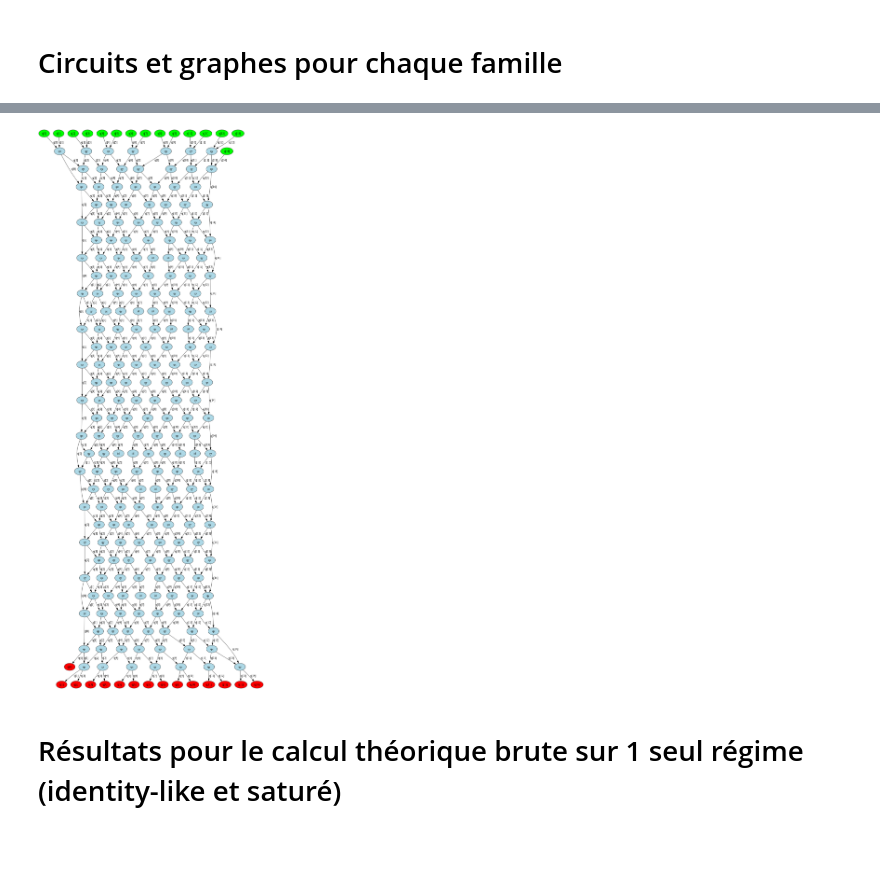
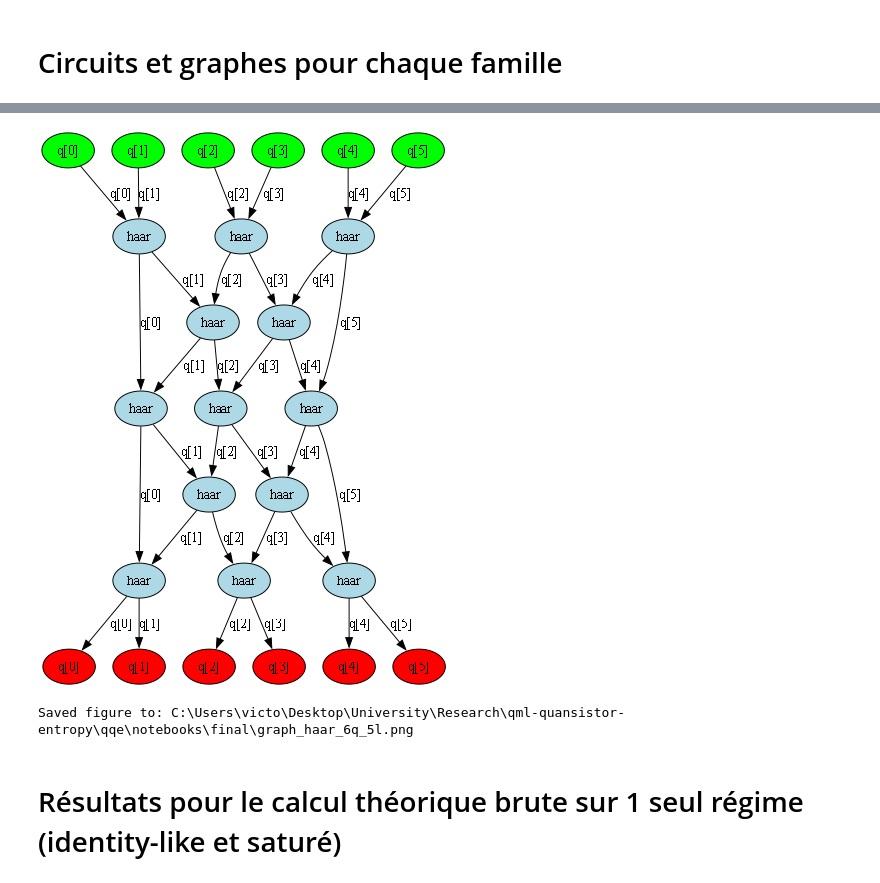
Before and after one commit to VicLambert/qml-quansistor-entropy, a Jupyter notebook: qqe/notebooks/final.ipynb, the cells around one changed output, grey strips where cells are left out. Saved outputs shown, nothing was run; the diff lists cells and outputs as text; code cells hidden in the pictures; blank space fills up the shorter version.

```diff
--- a/qqe/notebooks/final.ipynb
+++ b/qqe/notebooks/final.ipynb
@@ -31,9 +34,9 @@ True
 # %% [markdown]
 # Circuits et graphes pour chaque famille
 # %%
-family = "quansistor"
-n_qubits = 15
-n_layers = 30
+family = "haar"
+n_qubits = 6
+n_layers = 5
 backend = "pennylane"
 seed = 1
 
@@ -49,21 +52,43 @@ img, qc, graph_data, gate_count = simulate_circuit(
 # %%
 from IPython.display import display, Image as IPyImage
+from PIL import Image as PILImage
 from io import BytesIO
 
+outdir = Path("final")
+outdir.mkdir(parents=True, exist_ok=True)
+
+outfile = outdir / f"graph_{family}_{n_qubits}q_{n_layers}l.png"
+
 try:
-    # Normalize for notebook display
-    from PIL import Image as PILImage  # type: ignore
-    if isinstance(img, PILImage.Image) and img.mode == 'RGBA':
-        img = img.convert('RGB')
-    display(img)
-except Exception:
-    # Fallback to PNG bytes
+    # Case 1: PIL image
+    if isinstance(img, PILImage.Image):
+        img_to_save = img.convert("RGB") if img.mode == "RGBA" else img
+        img_to_save.save(outfile, format="PNG", dpi=(300, 300))
+        display(img_to_save)
+
+    # Case 2: Matplotlib figure
+    elif hasattr(img, "savefig"):
+        img.savefig(outfile, dpi=300, bbox_inches="tight")
+        display(img)
+
+    # Case 3: fallback, redraw as matplotlib
+    else:
+        fig = qc.draw(output="mpl")
+        fig.savefig(outfile, dpi=300, bbox_inches="tight")
+        display(fig)
+
+    print(f"Saved figure to: {outfile.resolve()}")
+
+except Exception as e:
+    print(f"Could not save figure: {e}")
+
     try:
         bio = BytesIO()
-        img.save(bio, format='PNG')
-        display(IPyImage(data=bio.getvalue(), format='png'))
+        img.save(bio, format="PNG")
+        display(IPyImage(data=bio.getvalue(), format="png"))
     except Exception:
         fig = qc.draw(output="mpl")
         display(fig)
 # %% [output]
-[figure, old version]
+[figure, new version]
+Saved figure to: C:\Users\victo\Desktop\University\Research\qml-quansistor-entropy\qqe\notebooks\final\graph_haar_6q_5l.png
```
Also changed, not shown: parts of 3 cells of this notebook, 7 other files.
